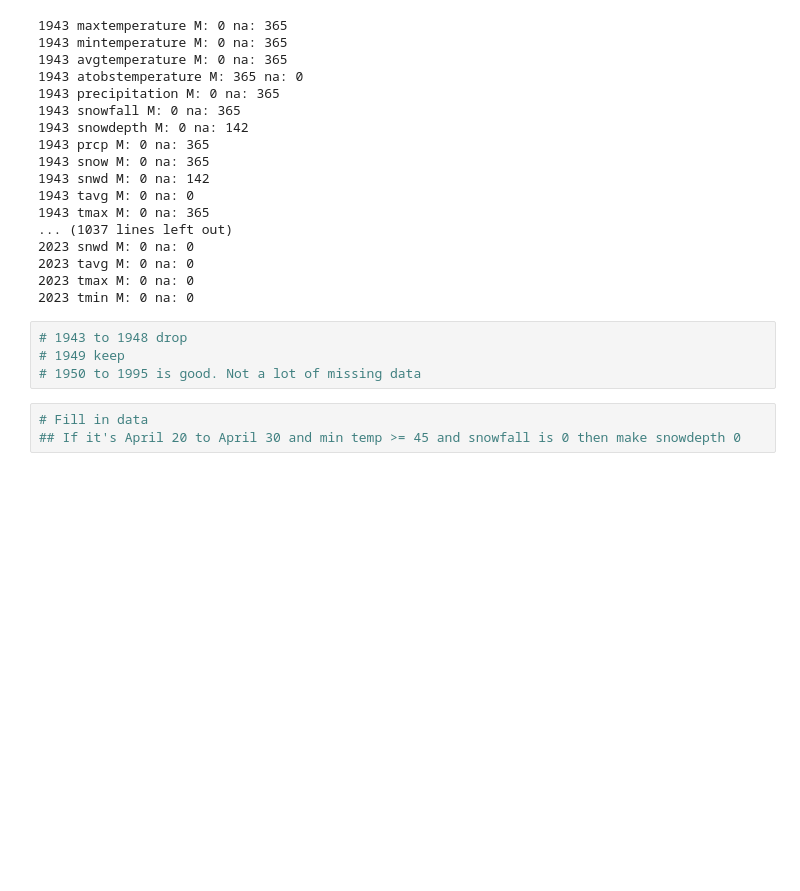
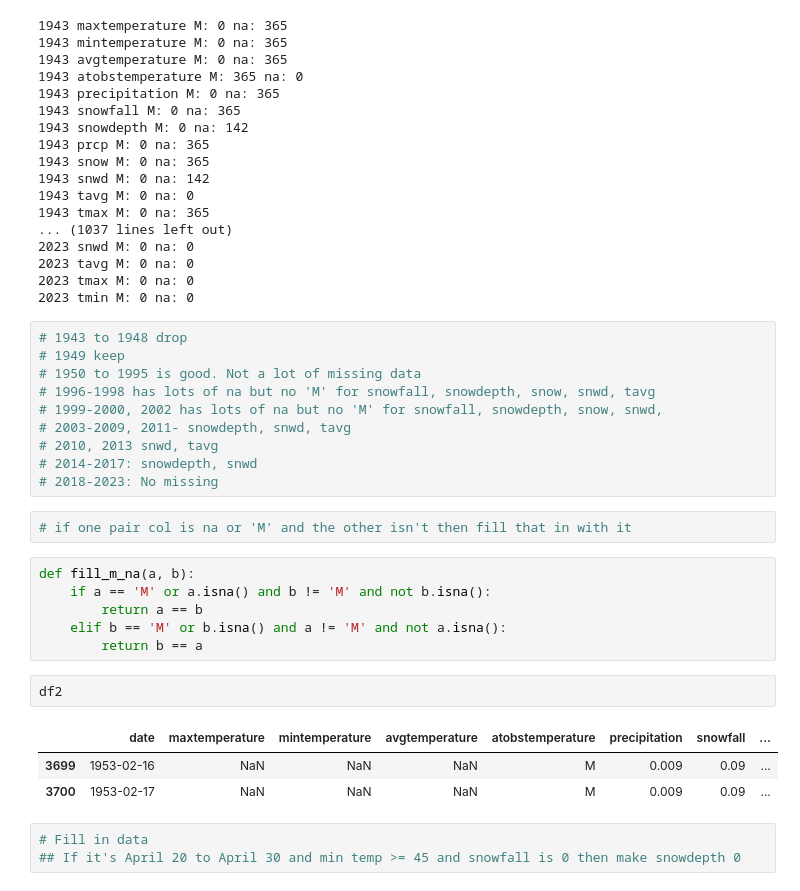
Before and after one commit to mrp10005/Bradley_CT_Weather, a Jupyter notebook: Bradley_Data_Cleansing_1_1_1943_12_31_2023.ipynb, the cells around one changed output. Drawn from its saved outputs; the diff is of its cells as text; blank space fills up the shorter version.

```diff
--- a/Bradley_Data_Cleansing_1_1_1943_12_31_2023.ipynb
+++ b/Bradley_Data_Cleansing_1_1_1943_12_31_2023.ipynb
@@ -840,6 +839,26 @@ for year in df2.year.unique():
 # 1943 to 1948 drop
 # 1949 keep
 # 1950 to 1995 is good. Not a lot of missing data
+# 1996-1998 has lots of na but no 'M' for snowfall, snowdepth, snow, snwd, tavg
+# 1999-2000, 2002 has lots of na but no 'M' for snowfall, snowdepth, snow, snwd,
+# 2003-2009, 2011- snowdepth, snwd, tavg
+# 2010, 2013 snwd, tavg
+# 2014-2017: snowdepth, snwd
+# 2018-2023: No missing
+# %%
+# if one pair col is na or 'M' and the other isn't then fill that in with it
+# %%
+def fill_m_na(a, b):
+    if a == 'M' or a.isna() and b != 'M' and not b.isna():
+        return a == b
+    elif b == 'M' or b.isna() and a != 'M' and not a.isna():
+        return b == a
+# %%
+df2
+# %% [output]
+|  | date | maxtemperature | mintemperature | avgtemperature | atobstemperature | precipitation | snowfall | ... |
+| 3699 | 1953-02-16 | NaN | NaN | NaN | M | 0.009 | 0.09 | ... |
+| 3700 | 1953-02-17 | NaN | NaN | NaN | M | 0.009 | 0.09 | ... |
 # %%
 # Fill in data
 ## If it's April 20 to April 30 and min temp >= 45 and snowfall is 0 then make snowdepth 0
```
Also changed, not shown: parts of 4 cells of this notebook.
